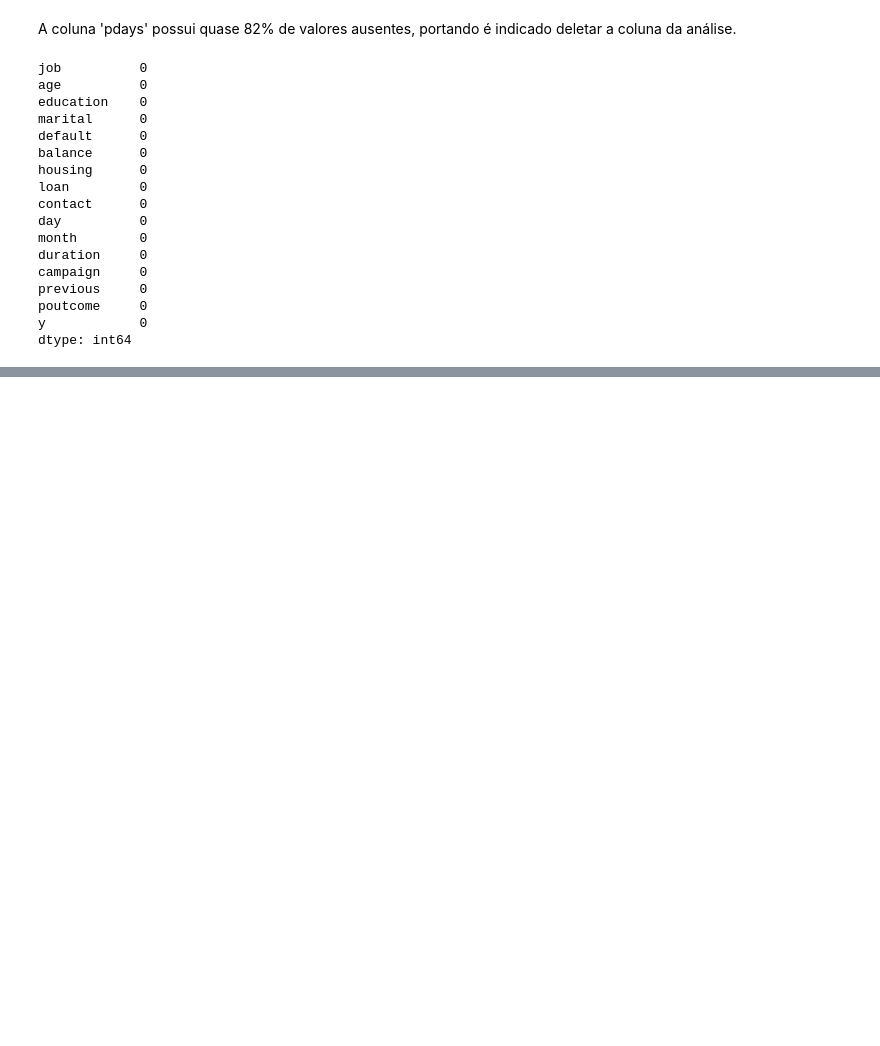
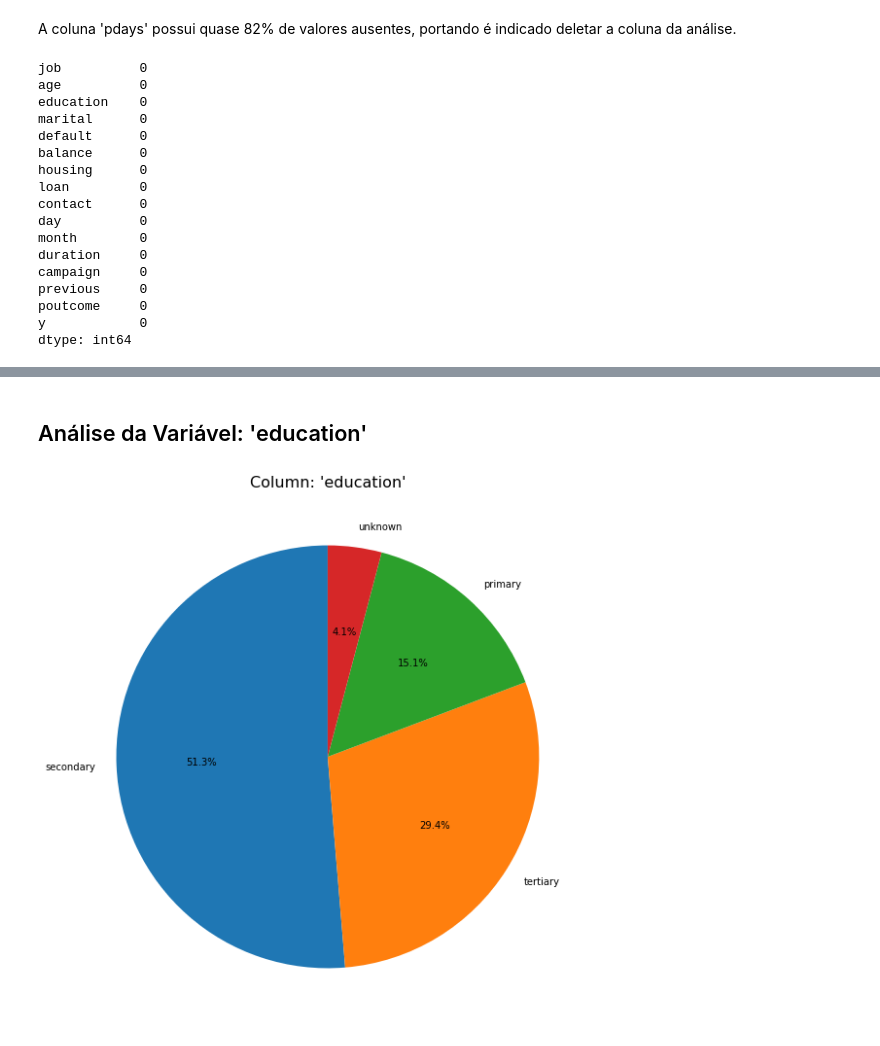
Before and after one commit to raulrosapacheco/Campanhas-Telemarketing-Financeiras, a Jupyter notebook: MarketingFinanceira.ipynb, the cells around one changed output, grey strips where cells are left out. Saved outputs shown, nothing was run; the diff lists cells and outputs as text; code cells hidden in the pictures; blank space fills up the shorter version.

```diff
--- a/MarketingFinanceira.ipynb
+++ b/MarketingFinanceira.ipynb
@@ -301,0 +378,15 @@ dtype: int64
+# %% [markdown]
+## Análise da Variável: 'education'
+# %%
+# contar o número de ocorrências de cada valor na coluna 'education'
+counts = df['education'].value_counts()
+
+# criar um gráfico de pizza com a proporção de cada valor
+fig, ax = plt.subplots(figsize=(10, 10)) # definir tamanho do gráfico
+ax.pie(counts, labels=counts.index, autopct='%1.1f%%', startangle=90) # adicionar argumentos para personalizar o gráfico
+ax.set_title("Column: 'education'", fontsize=16) # adicionar título
+
+# exibir o gráfico
+plt.show()
+# %% [output]
+[figure, added]
```
Also changed, not shown: parts of 30 cells of this notebook.
